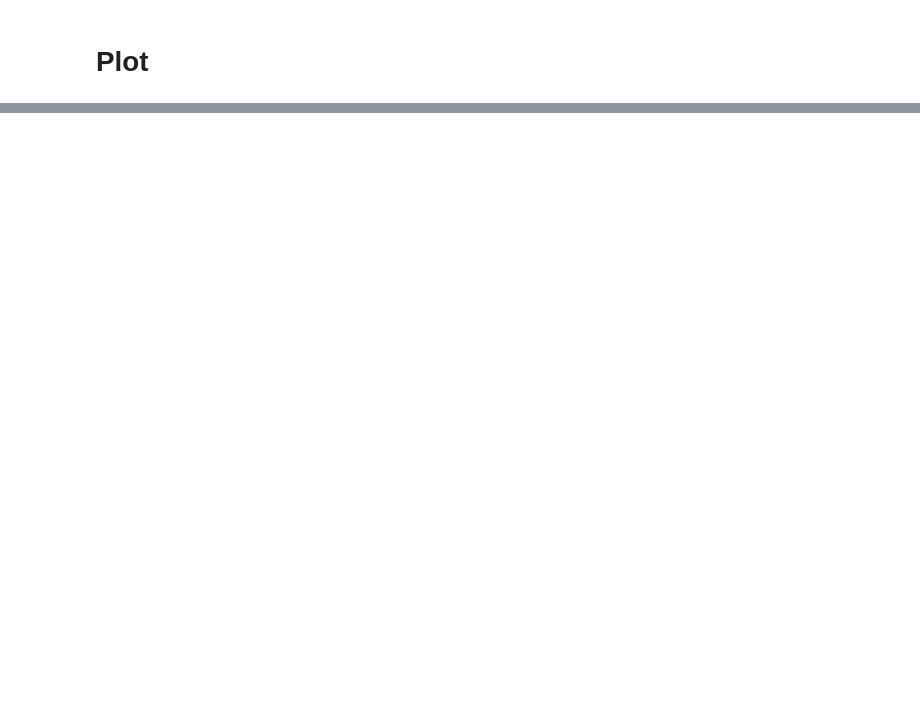
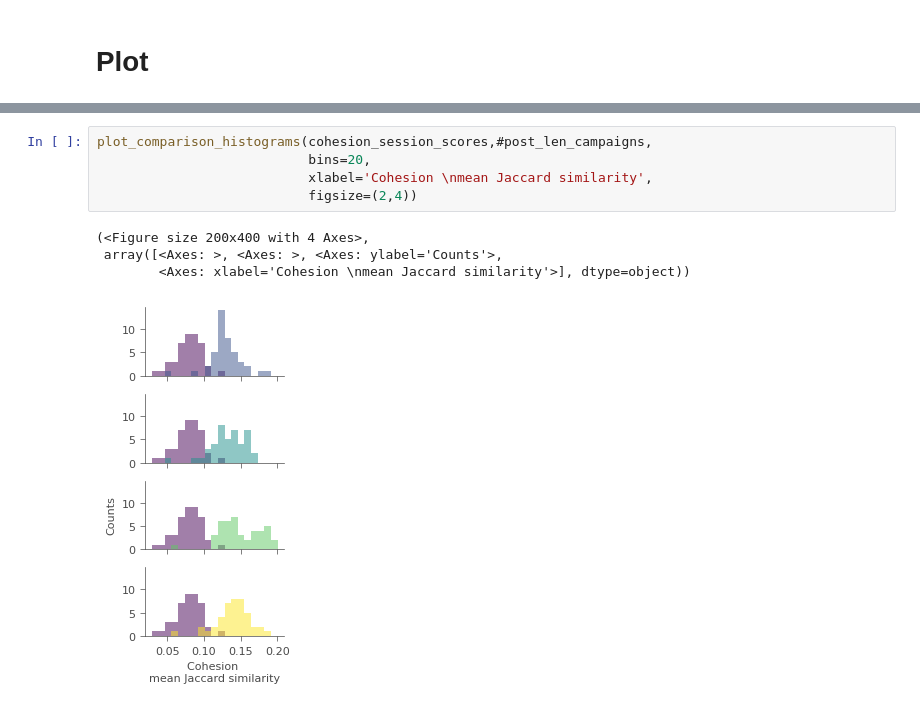
Before and after one commit to AnnieStephenson/dnd-dynamics, a Jupyter notebook: tutorials/game_log_analysis_tutorial.ipynb, the cells around one changed output, grey strips where cells are left out. Saved outputs shown, nothing was run; the diff lists cells and outputs as text; blank space fills up the shorter version.

```diff
--- a/tutorials/game_log_analysis_tutorial.ipynb
+++ b/tutorials/game_log_analysis_tutorial.ipynb
@@ -283,0 +448,10 @@ plot_histogram(dsi_scenes, bins=50, xlabel='dsi by campaign')
+# %%
+plot_comparison_histograms(cohesion_session_scores,#post_len_campaigns,
+                           bins=20,
+                           xlabel='Cohesion \nmean Jaccard similarity',
+                           figsize=(2,4))
+# %% [output]
+(<Figure size 200x400 with 4 Axes>,
+ array([<Axes: >, <Axes: >, <Axes: ylabel='Counts'>,
+        <Axes: xlabel='Cohesion \nmean Jaccard similarity'>], dtype=object))
+[figure, added]
```
Also changed, not shown: parts of 16 cells of this notebook.
